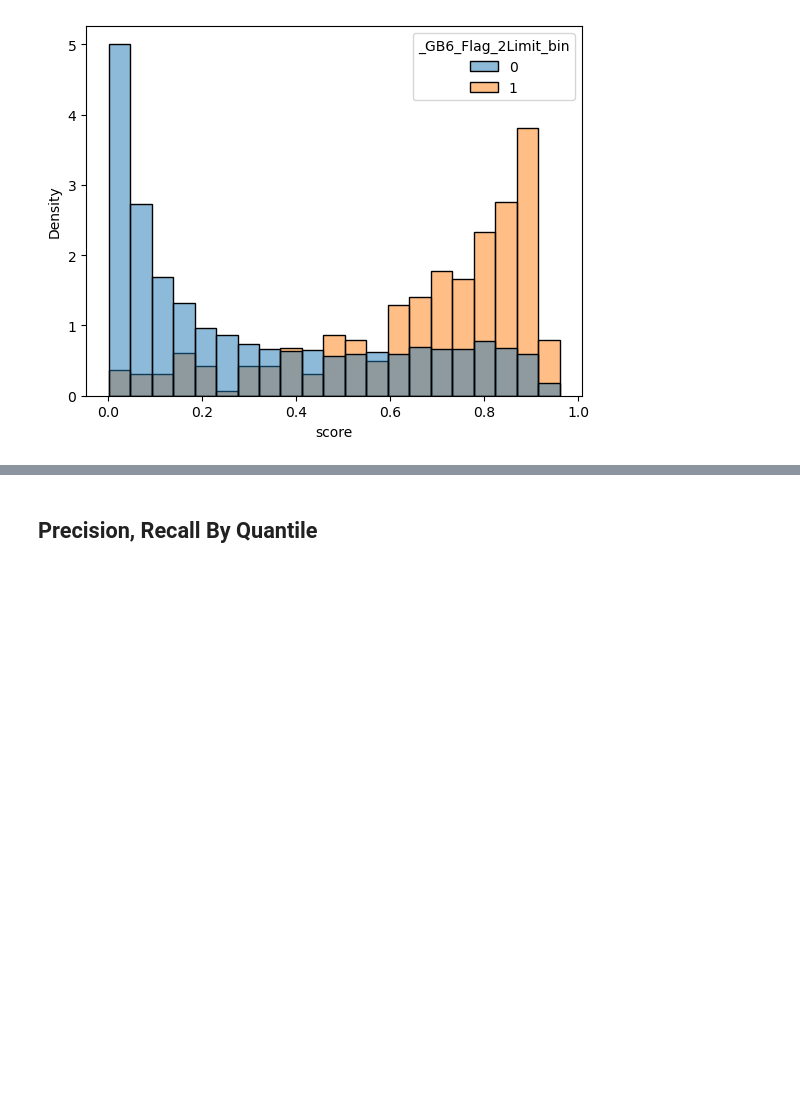
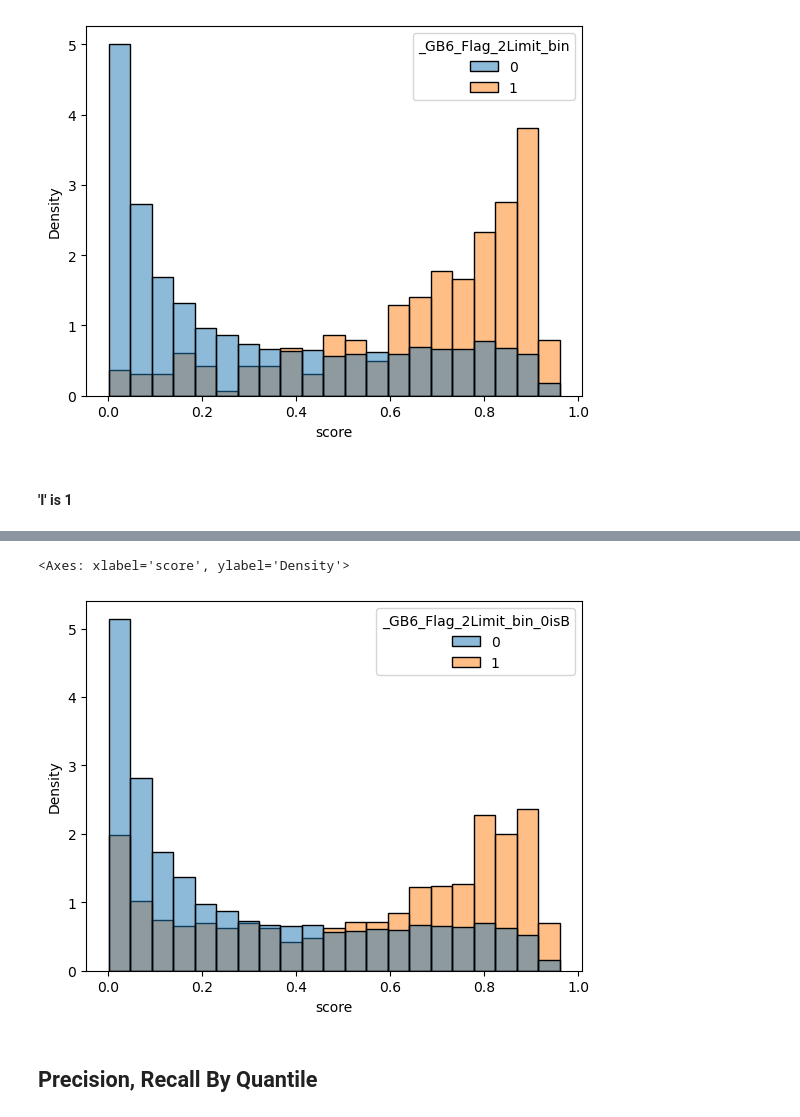
Before and after one commit to hdychko/terminus, a Jupyter notebook: notebooks/[Modelling] [Final_AIQ2-50] [I excluded] LogRegression - feature selection - 5 (final).ipynb, the cells around one changed output, grey strips where cells are left out. Drawn from its saved outputs; the diff is of its cells as text; code cells hidden in the pictures; blank space fills up the shorter version.

```diff
--- a/notebooks/[Modelling] [Final_AIQ2-50] [I excluded] LogRegression - feature selection - 5.ipynb
+++ b/notebooks/[Modelling] [Final_AIQ2-50] [I excluded] LogRegression - feature selection - 5 (final).ipynb
@@ -88,6 +90,7 @@ COLS_TO_USE: List[str] = [
 TARGET_NAME: str = 'GB6_Flag_2Limit'
 TARGET_VALS: List[int] = [0, 1]
 TARGET_BIN: str = f'_{TARGET_NAME}_bin'
+TARGET_BIN_0isB: str = f'_{TARGET_NAME}_bin_0isB'
 
 PALETTE: Dict[str, str] = {
     TARGET_NAME: {
@@ -137,0 +143,8 @@ Name: _RDATE, dtype: object
+# %%
+df[f'_{TARGET_NAME}_bin_0isB'] = df[TARGET_NAME].replace(
+    {
+        'G': 0,
+        'I': 1,
+        'B': 1
+    }
+)
@@ -169,7 +194,7 @@ df_test_same = df.loc[
 df_test = df.loc[
     (df._RDATE >= TEST_FROM) &
     (df._RDATE < TEST_TO),
-    COLS_TO_USE + [TARGET_NAME, TARGET_BIN, '_RDATE']
+    COLS_TO_USE + [TARGET_NAME, TARGET_BIN, '_RDATE', TARGET_BIN_0isB]
 ].reset_index(drop=True)
 # %%
 data_dict = {
@@ -441,6 +488,9 @@ Test-Gini 0.6422205478480578
 data_dict['df_test']['score'] = model_obj.predict_proba(
     std_scaler.transform(data_dict['df_test'][COLS_TO_USE])
 )[:, 1]
+data_dict['df_test_same']['score'] = model_obj.predict_proba(
+    std_scaler.transform(data_dict['df_test_same'][COLS_TO_USE])
+)[:, 1]
 # %% [markdown]
 ### Test-same
 # %%
@@ -465,3 +517,8 @@ When grouping with a length-1 list-like, you will need to pass a length-1 tuple
 When grouping with a length-1 list-like, you will need to pass a length-1 tuple to get_group in a future version of pandas. Pass `(name,)` instead of `name` to silence this warning.
 <Axes: xlabel='score', ylabel='Density'>
 [figure]
+# %% [markdown]
+#### 'I' is 1
+# %%
+sns.histplot(x=data_dict['df_test']['score'], hue=data_dict['df_test'][TARGET_BIN_0isB], common_norm=False, stat='density')
+# %% [output]
@@ -468,3 +530,5 @@ When grouping with a length-1 list-like, you will need to pass a length-1 tuple
+<Axes: xlabel='score', ylabel='Density'>
+[figure, added]
 # %% [markdown]
 ## Precision, Recall By Quantile
 # %% [markdown]
```
Also changed, not shown: parts of 14 cells of this notebook, 7 other files.
